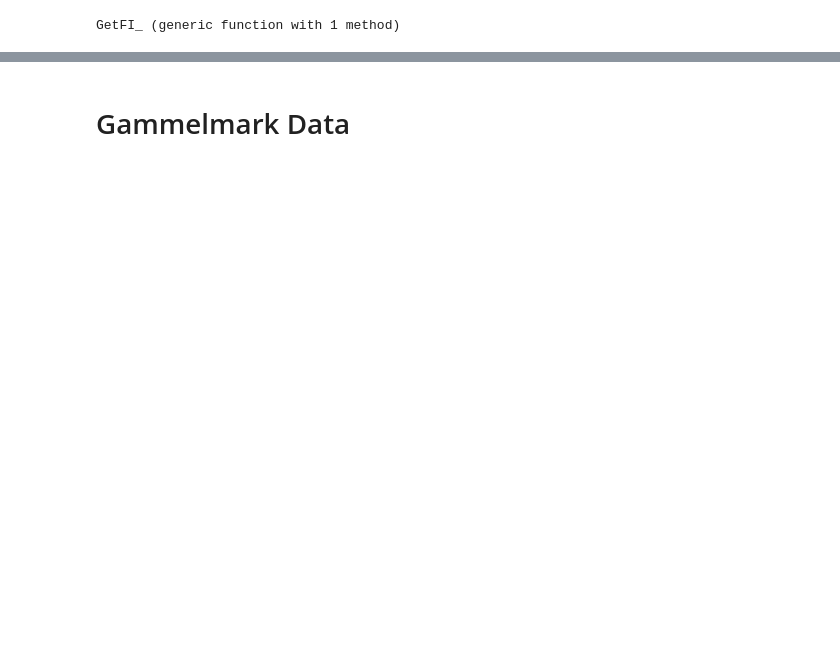
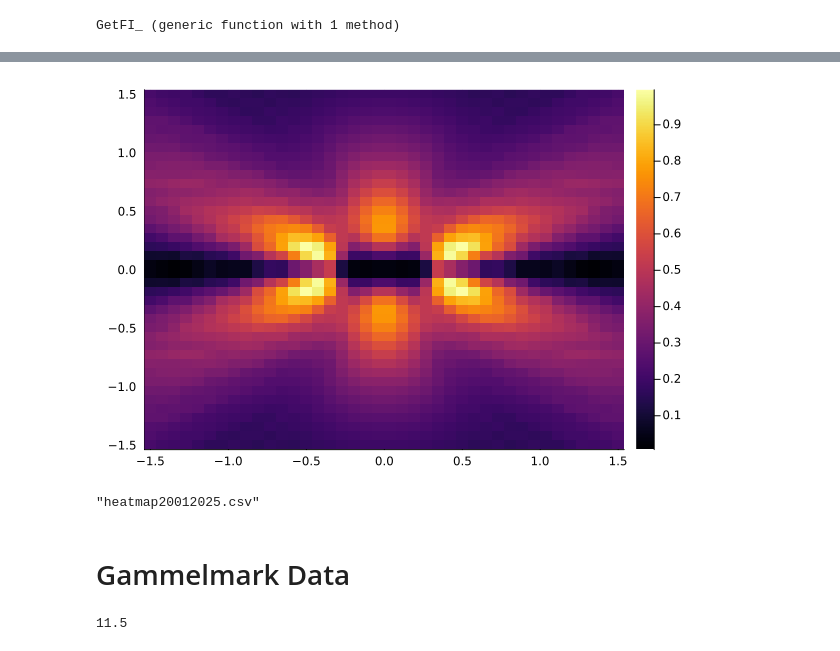
Before and after one commit to Ste1nb0cK/QuTaM.jl, a Jupyter notebook: notebooks/Monitoring.ipynb, the cells around one changed output, grey strips where cells are left out. Drawn from its saved outputs; the diff is of its cells as text; code cells hidden in the pictures; blank space fills up the shorter version.

```diff
--- a/notebooks/Monitoring.ipynb
+++ b/notebooks/Monitoring.ipynb
@@ -442,0 +471,4 @@ GetFI_ (generic function with 1 method)
+# %%
+ndeltas = 40
+delta_range = collect(LinRange(-1.5,1.5, ndeltas))
+omega_range = collect(LinRange(-1.5,1.5, ndeltas));
@@ -443,3 +505,14 @@ GetFI_ (generic function with 1 method)
+# %%
+FI_heatmap = Array{Float64}(undef, ndeltas, ndeltas);
+# %%
+heatmap(delta_range, omega_range, FI_heatmap)
+# %% [output]
+[figure, added]
+# %%
+df = DataFrame(FI_heatmap, :auto)
+CSV.write("heatmap20012025.csv", df)
+# %% [output]
+"heatmap20012025.csv"
 # %% [markdown]
 # Gammelmark Data
 # %%
@@ -447,6 +520,10 @@ delta_gammelmark = 0.2/0.478 * [0.146,0.262,0.383,0.511,0.648,0.806,0.965,1.118,
         1.755,1.888, 2.057, 2.206, 2.381, 2.539, 2.682, 2.865, 3.013, 3.174, 3.334, 3.452]; # The factor is important to match the scale
 fi_t_gammelmark = [0.115, 0.221, 0.338, 0.425, 0.507, 0.557, 0.573, 0.566, 0.532, 0.494,
         0.448, 0.403, 0.363, 0.318, 0.281, 0.241, 0.210, 0.186, 0.156, 0.137, 0.115, 0.101, 0.09348];
+# %%
+(23*30)/60
+# %% [output]
+11.5
 # %%
 my_fi_t = zeros(Float64, size(delta_gammelmark)[1])
 for k in 1:size(delta_gammelmark)[1]
```
Also changed, not shown: parts of 23 cells of this notebook, 2 other files.
